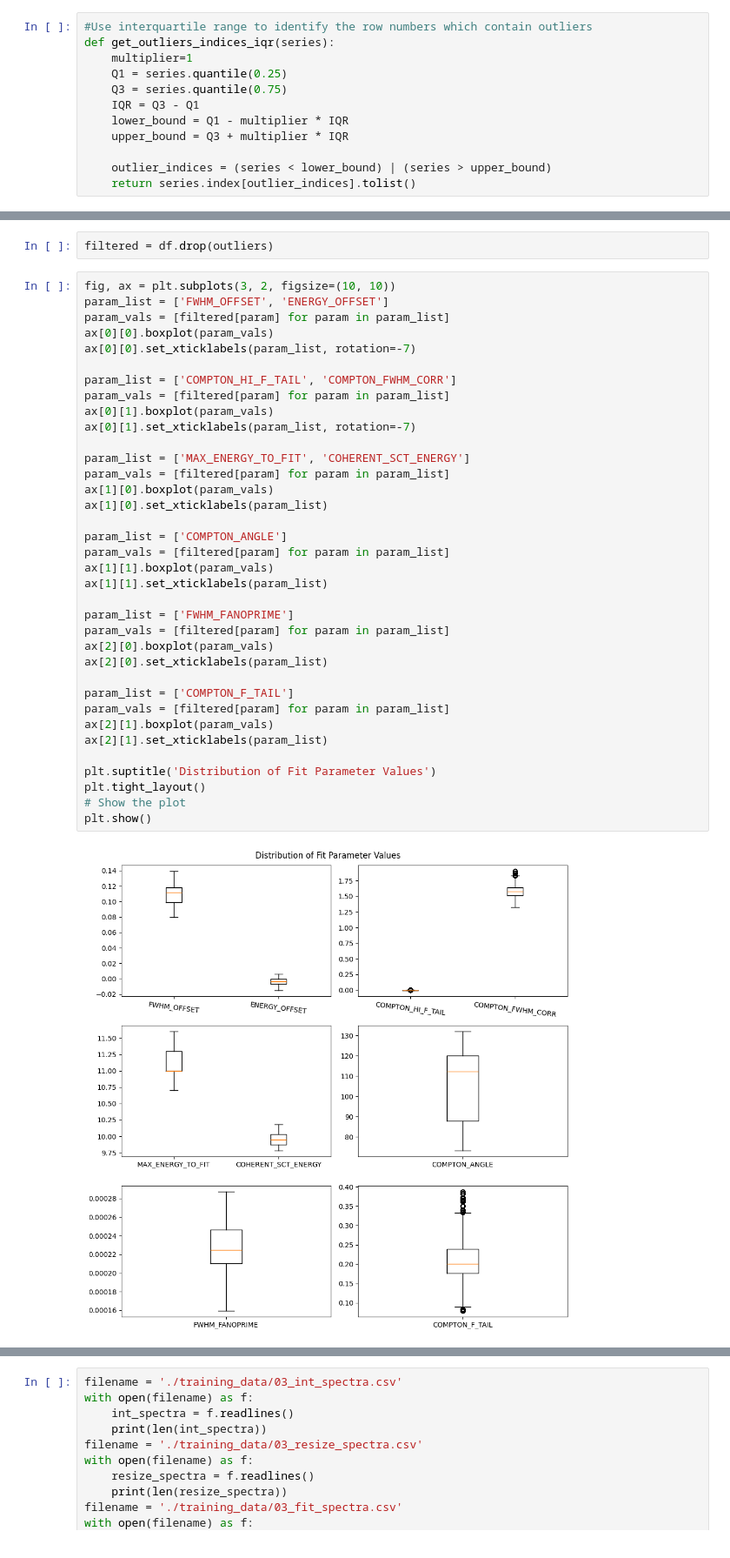
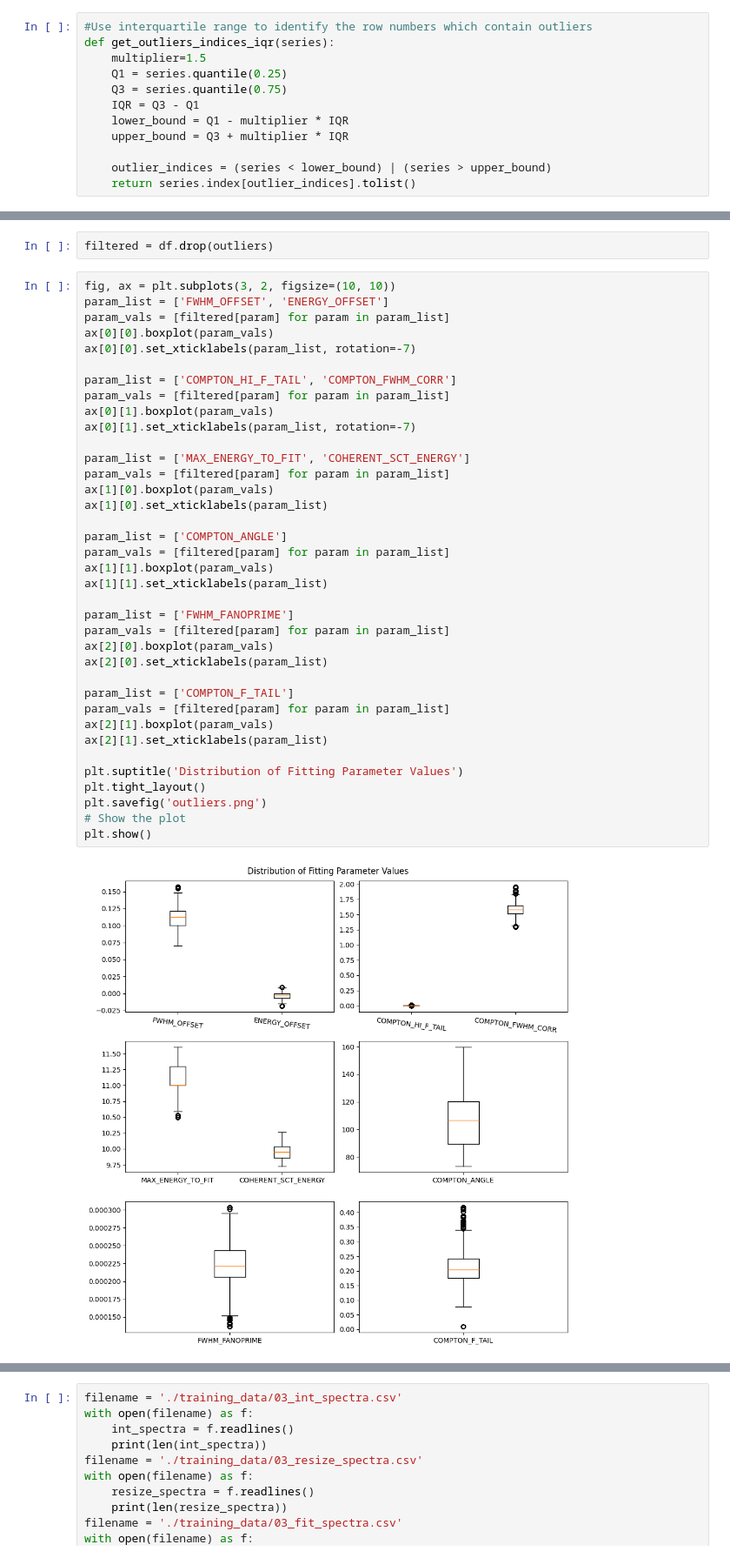
Before and after one commit to banubot/xrf-maps-fit-params, a Jupyter notebook: 05_outliers.ipynb, the cells around one changed output, grey strips where cells are left out. Shown at 87% size. Drawn from its saved outputs; the diff is of its cells as text.

```diff
--- a/05_outliers.ipynb
+++ b/05_outliers.ipynb
@@ -64,7 +64,7 @@ plt.show()
 # %%
 #Use interquartile range to identify the row numbers which contain outliers
 def get_outliers_indices_iqr(series):
-    multiplier=1
+    multiplier=1.5
     Q1 = series.quantile(0.25)
     Q3 = series.quantile(0.75)
     IQR = Q3 - Q1
@@ -121,35 +121,36 @@ ax[0][0].set_xticklabels(param_list, rotation=-7)
 
 param_list = ['COMPTON_HI_F_TAIL', 'COMPTON_FWHM_CORR']
 param_vals = [filtered[param] for param in param_list]
 ax[0][1].boxplot(param_vals)
 ax[0][1].set_xticklabels(param_list, rotation=-7)
 
 param_list = ['MAX_ENERGY_TO_FIT', 'COHERENT_SCT_ENERGY']
 param_vals = [filtered[param] for param in param_list]
 ax[1][0].boxplot(param_vals)
 ax[1][0].set_xticklabels(param_list)
 
 param_list = ['COMPTON_ANGLE']
 param_vals = [filtered[param] for param in param_list]
 ax[1][1].boxplot(param_vals)
 ax[1][1].set_xticklabels(param_list)
 
 param_list = ['FWHM_FANOPRIME']
 param_vals = [filtered[param] for param in param_list]
 ax[2][0].boxplot(param_vals)
 ax[2][0].set_xticklabels(param_list)
 
 param_list = ['COMPTON_F_TAIL']
 param_vals = [filtered[param] for param in param_list]
 ax[2][1].boxplot(param_vals)
 ax[2][1].set_xticklabels(param_list)
 
-plt.suptitle('Distribution of Fit Parameter Values')
+plt.suptitle('Distribution of Fitting Parameter Values')
 plt.tight_layout()
+plt.savefig('outliers.png')
 # Show the plot
 plt.show()
 # %% [output]
-[figure, old version]
+[figure, new version]
 # %%
 # Some of the parameters show long tails, so some outliers are kept to not unnecessarily truncate the dataset.
 print(f"Original dataset size: {len(df)}")
```
Also changed, not shown: parts of 5 cells of this notebook, 18 other files.
